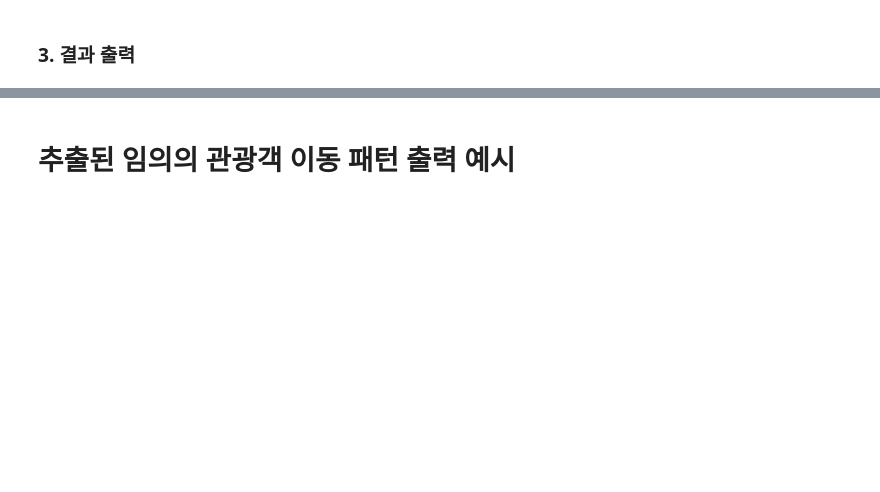
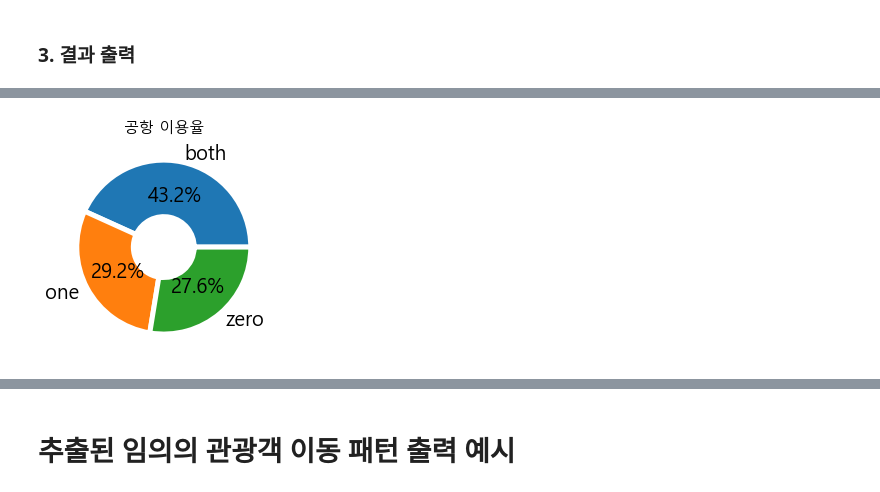
Before and after one commit to hoonisone/2020_jeju-bus-tag_data-analysis, a Jupyter notebook: 1. 사용자 정보 추출.ipynb, the cells around one changed output, grey strips where cells are left out. Saved outputs shown, nothing was run; the diff lists cells and outputs as text; code cells hidden in the pictures; blank space fills up the shorter version.

```diff
--- a/1. 사용자 정보 추출.ipynb
+++ b/1. 사용자 정보 추출.ipynb
@@ -166,0 +282,12 @@ user_infor_df
+# %%
+# usage_df.count()
+from matplotlib import pyplot as plt
+data = [38343, 25887, 24457]
+categories = ['both', 'one', 'zero']
+wedgeprops={'width': 0.65, 'edgecolor': 'w', 'linewidth': 5}
+plt.pie(data, labels=categories, autopct="%0.1f%%", wedgeprops=wedgeprops)
+plt.rc('font', size=20)
+plt.title('공항 이용율', fontsize=15)
+plt.show()
+# %% [output]
+[figure, added]
```
Also changed, not shown: parts of 35 cells of this notebook, 9 other files.
